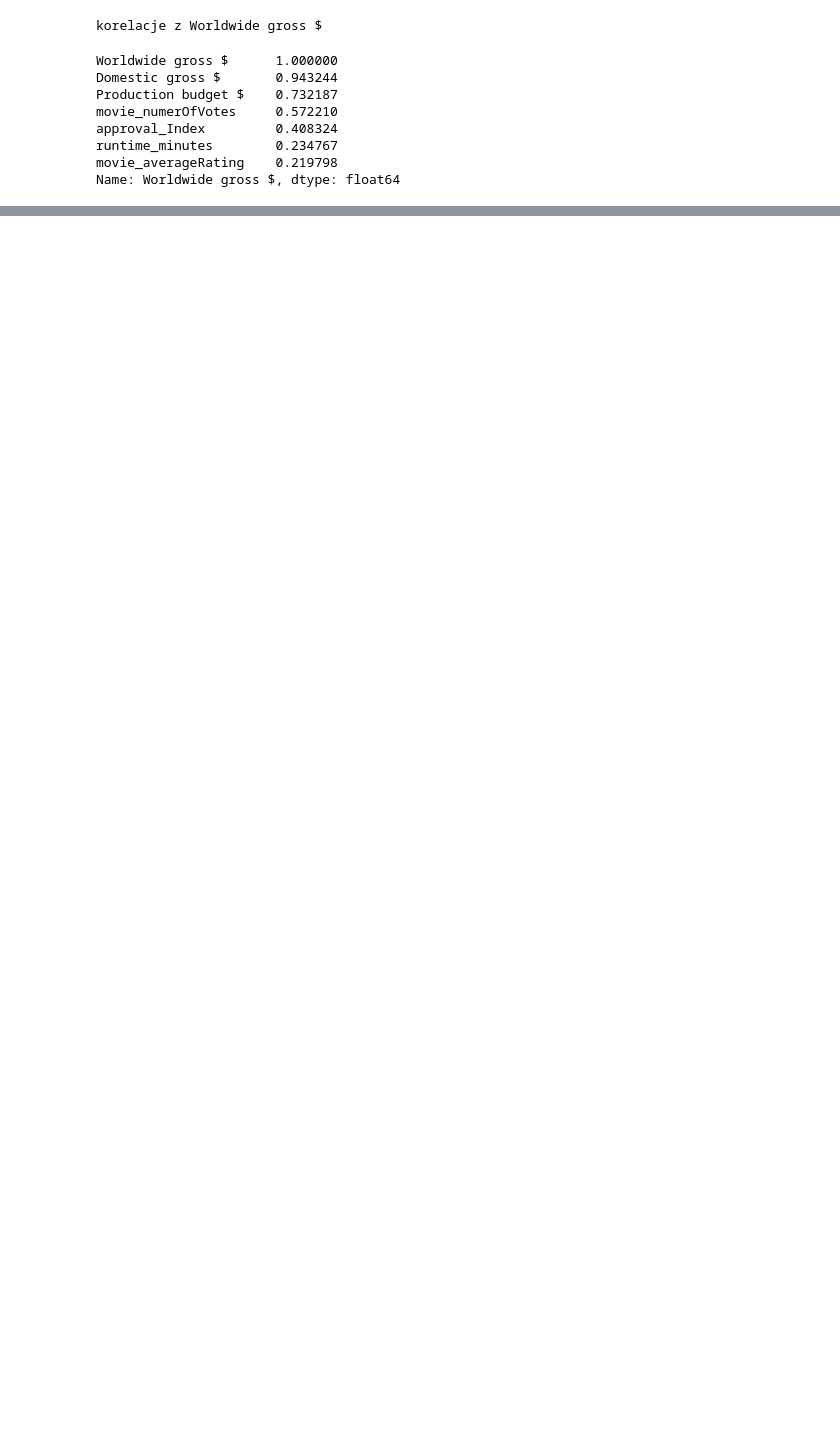
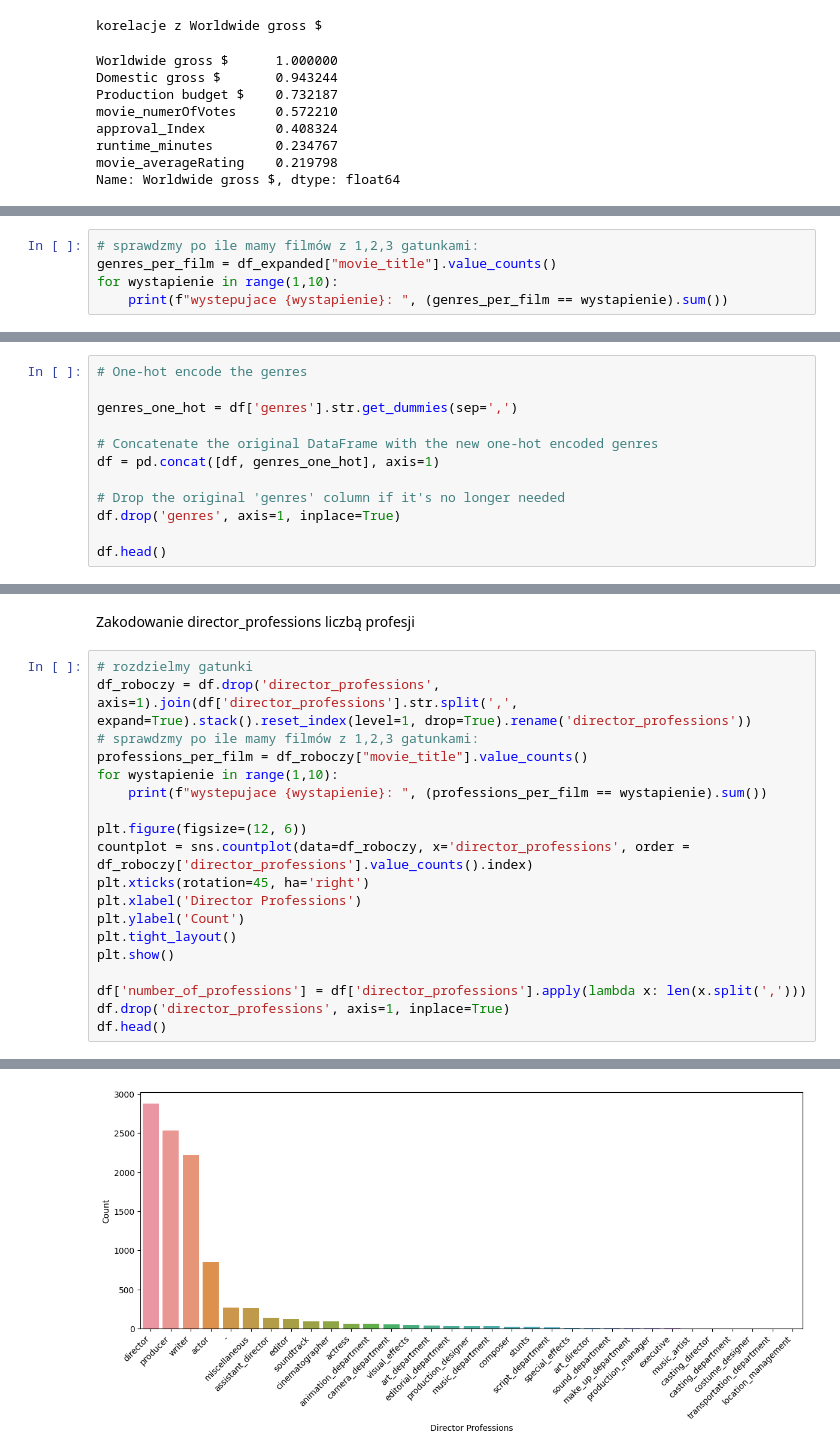
Before and after one commit to kaminskaz/PROJEKT2_ML_klasteryzacja, a Jupyter notebook: KM1/EDA_Z.ipynb, the cells around one changed output, grey strips where cells are left out. Cells and saved outputs as stored; diff of their text form; blank space fills up the shorter version.

```diff
--- a/KM1/EDA_Z.ipynb
+++ b/KM1/EDA_Z.ipynb
@@ -145,0 +253,5 @@ Name: Worldwide gross $, dtype: float64
+# %%
+# sprawdzmy po ile mamy filmów z 1,2,3 gatunkami:
+genres_per_film = df_expanded["movie_title"].value_counts()
+for wystapienie in range(1,10):
+    print(f"wystepujace {wystapienie}: ", (genres_per_film == wystapienie).sum())
@@ -145,0 +300,12 @@ Name: Worldwide gross $, dtype: float64
+# %%
+# One-hot encode the genres
+
+genres_one_hot = df['genres'].str.get_dummies(sep=',')
+
+# Concatenate the original DataFrame with the new one-hot encoded genres
+df = pd.concat([df, genres_one_hot], axis=1)
+
+# Drop the original 'genres' column if it's no longer needed
+df.drop('genres', axis=1, inplace=True)
+
+df.head()
@@ -145,0 +320,22 @@ Name: Worldwide gross $, dtype: float64
+# %% [markdown]
+Zakodowanie director_professions liczbą profesji
+# %%
+# rozdzielmy gatunki
+df_roboczy = df.drop('director_professions', axis=1).join(df['director_professions'].str.split(',', expand=True).stack().reset_index(level=1, drop=True).rename('director_professions'))
+# sprawdzmy po ile mamy filmów z 1,2,3 gatunkami:
+professions_per_film = df_roboczy["movie_title"].value_counts()
+for wystapienie in range(1,10):
+    print(f"wystepujace {wystapienie}: ", (professions_per_film == wystapienie).sum())
+
+plt.figure(figsize=(12, 6))
+countplot = sns.countplot(data=df_roboczy, x='director_professions', order = df_roboczy['director_professions'].value_counts().index)
+plt.xticks(rotation=45, ha='right')
+plt.xlabel('Director Professions')
+plt.ylabel('Count')
+plt.tight_layout()
+plt.show()
+
+df['number_of_professions'] = df['director_professions'].apply(lambda x: len(x.split(',')))
+df.drop('director_professions', axis=1, inplace=True)
+df.head()
+# %% [output]
@@ -145,0 +351 @@ Name: Worldwide gross $, dtype: float64
+[figure, added]
```
Also changed, not shown: parts of 25 cells of this notebook.
